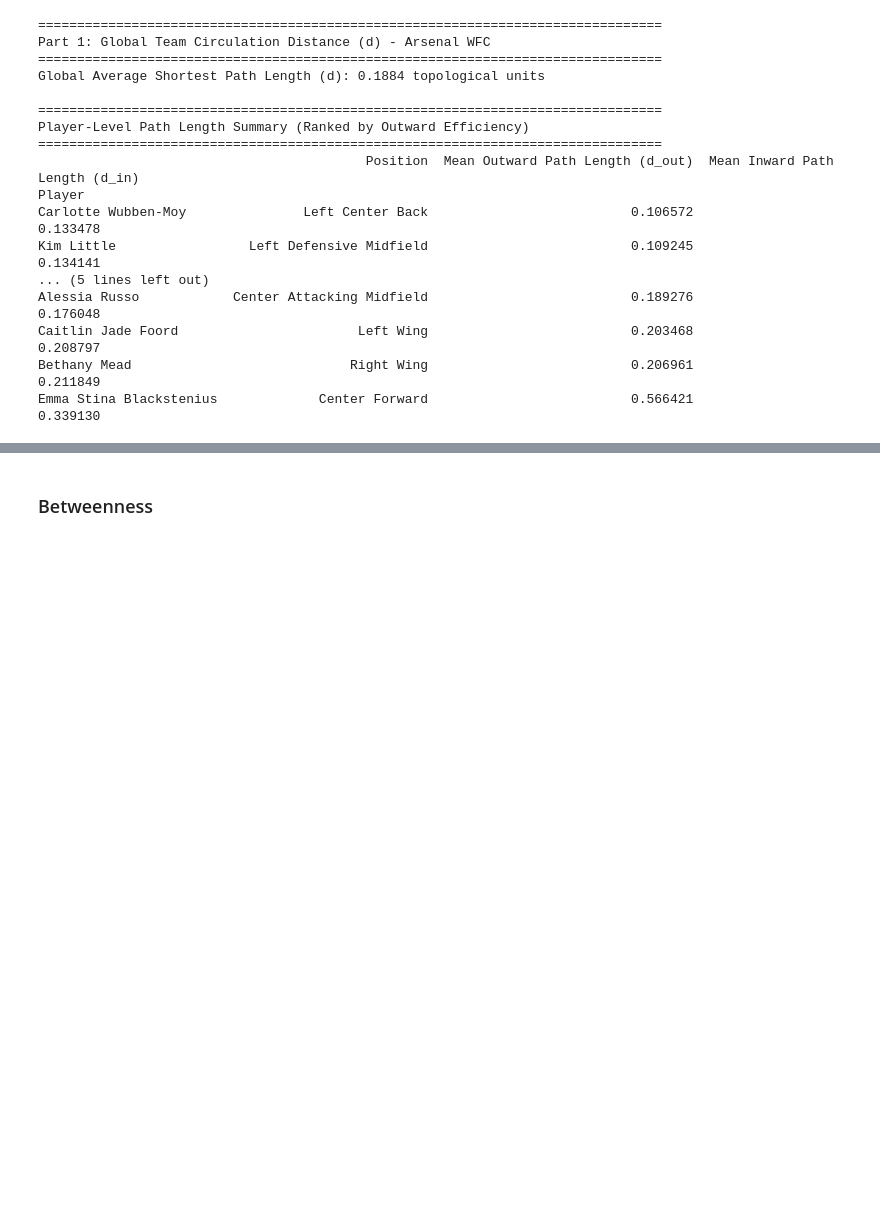
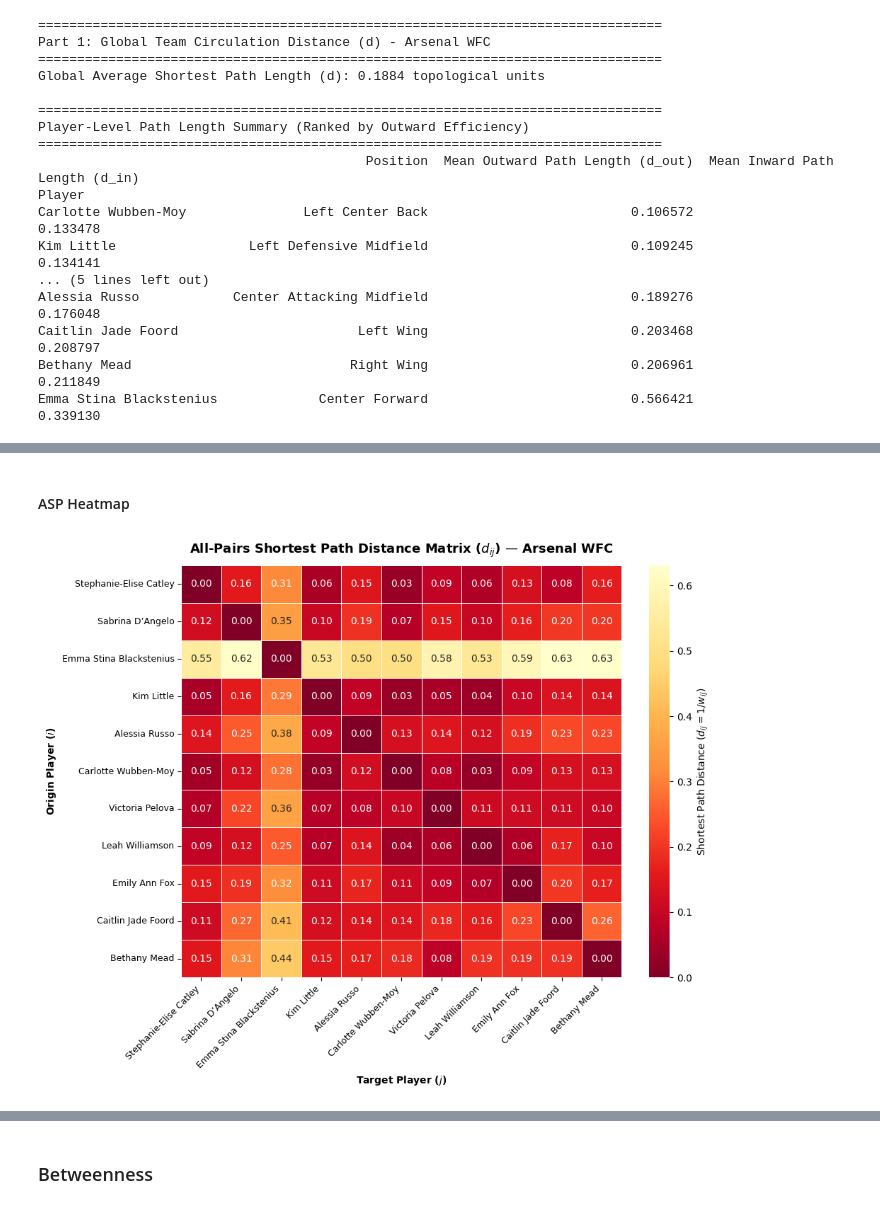
Before and after one commit to LukeBirkett/study-planner, a Jupyter notebook: 981G5_Network_Science/assessment/notebook.ipynb, the cells around one changed output, grey strips where cells are left out. Cells and saved outputs as stored; diff of their text form; code cells hidden in the pictures; blank space fills up the shorter version.

```diff
--- a/981G5_Network_Science/assessment/notebook.ipynb
+++ b/981G5_Network_Science/assessment/notebook.ipynb
@@ -808,0 +875,49 @@ Emma Stina Blackstenius             Center Forward                          0.56
+# %% [markdown]
+#### ASP Heatmap
+# %%
+import matplotlib.pyplot as plt
+import seaborn as sns
+
+
+def plot_distance_matrix_heatmap(distance_matrix_df, team_name="Arsenal WFC"):
+    """Plots the N x N All-Pairs Shortest Path Distance Matrix as a Heatmap."""
+    fig, ax = plt.subplots(figsize=(10, 8), facecolor="#ffffff")
+
+    # Plot Heatmap (YlOrRd_r palette: dark red = short/easy path, pale yellow = long/difficult path)
+    sns.heatmap(
+        distance_matrix_df,
+        annot=True,
+        fmt=".2f",
+        cmap="YlOrRd_r",
+        linewidths=0.5,
+        linecolor="white",
+        cbar_kws={"label": "Shortest Path Distance ($d_{ij} = 1 / w_{ij}$)"},
+        ax=ax,
+    )
+
+    # Formatting
+    ax.set_title(
+        f"All-Pairs Shortest Path Distance Matrix ($d_{{ij}}$) — {team_name}",
+        fontsize=13,
+        fontweight="bold",
+        pad=12,
+    )
+    ax.set_xlabel("Target Player ($j$)", fontsize=10, fontweight="bold")
+    ax.set_ylabel("Origin Player ($i$)", fontsize=10, fontweight="bold")
+
+    # Rotate labels for readability
+    plt.xticks(rotation=45, ha="right", fontsize=9)
+    plt.yticks(rotation=0, fontsize=9)
+
+    plt.tight_layout()
+    plt.show()
+
+
+# ==============================================================================
+# EXECUTION
+# ==============================================================================
+plot_distance_matrix_heatmap(
+    distance_matrix_df=dist_matrix_df, team_name=highest_pass_match[2]
+)
+# %% [output]
+[figure, added]
```
Also changed, not shown: parts of 68 cells of this notebook, 4 other files.
